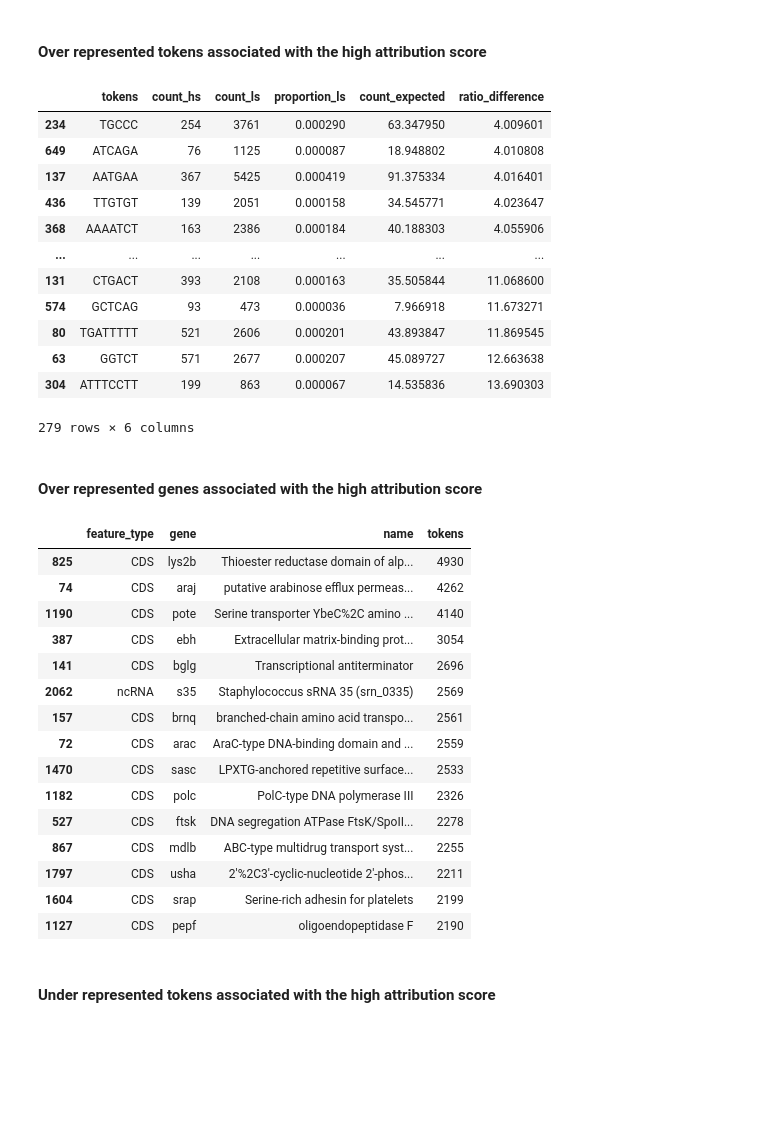
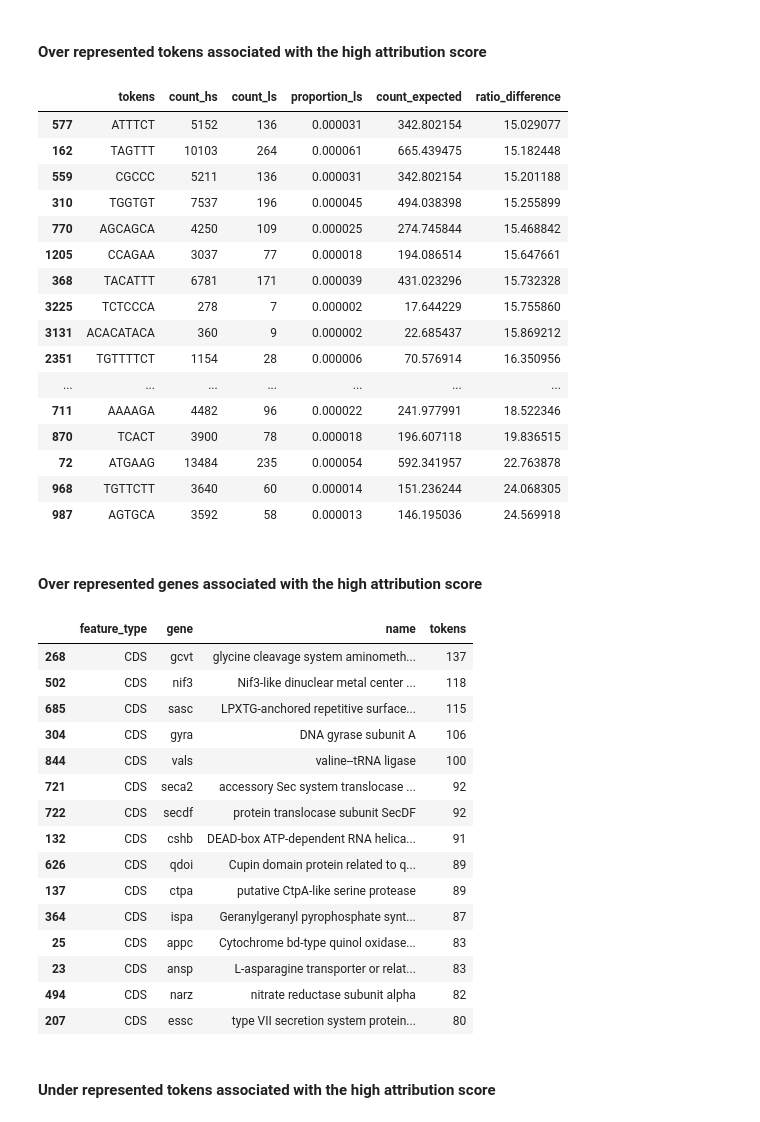
Before and after one commit to ryashpal/alfred-data-analysis, a Jupyter notebook: notebooks/annotations_vs_attribution_scores/statistical_analysis_saur.ipynb, the cells around one changed output. Saved outputs shown, nothing was run; the diff lists cells and outputs as text; code cells hidden in the pictures; blank space fills up the shorter version.

```diff
--- a/notebooks/annotations_vs_attribution_scores/statistical_analysis_saur.ipynb
+++ b/notebooks/annotations_vs_attribution_scores/statistical_analysis_saur.ipynb
@@ -78,7 +78,7 @@ import pandas as pd
 from pathlib import Path
 
 
-overlappingFilesDir = Path(os.environ['GENOMICS_DATA_BASE'], 'genome_nlp_tokens', 'overlapping_with_annotations')
+overlappingFilesDir = Path(os.environ['GENOMICS_DATA_BASE'], 'genome_nlp_tokens', 'overlapping_with_annotations', 'SAUR')
 
 overlappingDfList = []
 for overlappingFile in os.listdir(overlappingFilesDir):
@@ -115,6 +143,6 @@ overlappingDf
 # %% [markdown]
 ### High attribution score
 # %%
-cutoff = overlappingDf.score.mean() + 1 * overlappingDf.score.std()
+cutoff = overlappingDf.score.mean() + 0 * overlappingDf.score.std()
 cutoff
 # %% [output]
@@ -193,22 +221,26 @@ plt.show()
 # %% [markdown]
 #### Over represented tokens associated with the high attribution score
 # %%
-overrepresentedTokensDf = filteredOverlappingDf.sort_values(by=['ratio_difference'])[filteredOverlappingDf.ratio_difference > 4]
+overrepresentedTokensDf = filteredOverlappingDf.sort_values(by=['ratio_difference'])[filteredOverlappingDf.ratio_difference > 15]
 overrepresentedTokensDf
 # %% [output]
 |  | tokens | count_hs | count_ls | proportion_ls | count_expected | ratio_difference |
-| 234 | TGCCC | 254 | 3761 | 0.000290 | 63.347950 | 4.009601 |
-| 649 | ATCAGA | 76 | 1125 | 0.000087 | 18.948802 | 4.010808 |
-| 137 | AATGAA | 367 | 5425 | 0.000419 | 91.375334 | 4.016401 |
-| 436 | TTGTGT | 139 | 2051 | 0.000158 | 34.545771 | 4.023647 |
-| 368 | AAAATCT | 163 | 2386 | 0.000184 | 40.188303 | 4.055906 |
+| 577 | ATTTCT | 5152 | 136 | 0.000031 | 342.802154 | 15.029077 |
+| 162 | TAGTTT | 10103 | 264 | 0.000061 | 665.439475 | 15.182448 |
+| 559 | CGCCC | 5211 | 136 | 0.000031 | 342.802154 | 15.201188 |
+| 310 | TGGTGT | 7537 | 196 | 0.000045 | 494.038398 | 15.255899 |
+| 770 | AGCAGCA | 4250 | 109 | 0.000025 | 274.745844 | 15.468842 |
+| 1205 | CCAGAA | 3037 | 77 | 0.000018 | 194.086514 | 15.647661 |
+| 368 | TACATTT | 6781 | 171 | 0.000039 | 431.023296 | 15.732328 |
+| 3225 | TCTCCCA | 278 | 7 | 0.000002 | 17.644229 | 15.755860 |
+| 3131 | ACACATACA | 360 | 9 | 0.000002 | 22.685437 | 15.869212 |
+| 2351 | TGTTTTCT | 1154 | 28 | 0.000006 | 70.576914 | 16.350956 |
 | ... | ... | ... | ... | ... | ... | ... |
-| 131 | CTGACT | 393 | 2108 | 0.000163 | 35.505844 | 11.068600 |
-| 574 | GCTCAG | 93 | 473 | 0.000036 | 7.966918 | 11.673271 |
-| 80 | TGATTTTT | 521 | 2606 | 0.000201 | 43.893847 | 11.869545 |
-| 63 | GGTCT | 571 | 2677 | 0.000207 | 45.089727 | 12.663638 |
-| 304 | ATTTCCTT | 199 | 863 | 0.000067 | 14.535836 | 13.690303 |
+| 711 | AAAAGA | 4482 | 96 | 0.000022 | 241.977991 | 18.522346 |
+| 870 | TCACT | 3900 | 78 | 0.000018 | 196.607118 | 19.836515 |
+| 72 | ATGAAG | 13484 | 235 | 0.000054 | 592.341957 | 22.763878 |
+| 968 | TGTTCTT | 3640 | 60 | 0.000014 | 151.236244 | 24.068305 |
+| 987 | AGTGCA | 3592 | 58 | 0.000013 | 146.195036 | 24.569918 |
-279 rows × 6 columns
 # %% [markdown]
 #### Over represented genes associated with the high attribution score
 # %%
@@ -217,21 +249,21 @@ tempDf = overrepresentedTokensDf.merge(overlappingDf[['tokens', 'feature_type',
 tempDf[['tokens', 'feature_type', 'gene', 'name']].groupby(by=['feature_type', 'gene', 'name']).agg('count').reset_index().sort_values(by=['tokens'], ascending=False)[:15]
 # %% [output]
 |  | feature_type | gene | name | tokens |
-| 825 | CDS | lys2b | Thioester reductase domain of alp... | 4930 |
-| 74 | CDS | araj | putative arabinose efflux permeas... | 4262 |
-| 1190 | CDS | pote | Serine transporter YbeC%2C amino ... | 4140 |
-| 387 | CDS | ebh | Extracellular matrix-binding prot... | 3054 |
-| 141 | CDS | bglg | Transcriptional antiterminator | 2696 |
-| 2062 | ncRNA | s35 | Staphylococcus sRNA 35 (srn_0335) | 2569 |
-| 157 | CDS | brnq | branched-chain amino acid transpo... | 2561 |
-| 72 | CDS | arac | AraC-type DNA-binding domain and ... | 2559 |
-| 1470 | CDS | sasc | LPXTG-anchored repetitive surface... | 2533 |
-| 1182 | CDS | polc | PolC-type DNA polymerase III | 2326 |
-| 527 | CDS | ftsk | DNA segregation ATPase FtsK/SpoII... | 2278 |
-| 867 | CDS | mdlb | ABC-type multidrug transport syst... | 2255 |
-| 1797 | CDS | usha | 2'%2C3'-cyclic-nucleotide 2'-phos... | 2211 |
-| 1604 | CDS | srap | Serine-rich adhesin for platelets | 2199 |
-| 1127 | CDS | pepf | oligoendopeptidase F | 2190 |
+| 268 | CDS | gcvt | glycine cleavage system aminometh... | 137 |
+| 502 | CDS | nif3 | Nif3-like dinuclear metal center ... | 118 |
+| 685 | CDS | sasc | LPXTG-anchored repetitive surface... | 115 |
+| 304 | CDS | gyra | DNA gyrase subunit A | 106 |
+| 844 | CDS | vals | valine--tRNA ligase | 100 |
+| 721 | CDS | seca2 | accessory Sec system translocase ... | 92 |
+| 722 | CDS | secdf | protein translocase subunit SecDF | 92 |
+| 132 | CDS | cshb | DEAD-box ATP-dependent RNA helica... | 91 |
+| 626 | CDS | qdoi | Cupin domain protein related to q... | 89 |
+| 137 | CDS | ctpa | putative CtpA-like serine protease | 89 |
+| 364 | CDS | ispa | Geranylgeranyl pyrophosphate synt... | 87 |
+| 25 | CDS | appc | Cytochrome bd-type quinol oxidase... | 83 |
+| 23 | CDS | ansp | L-asparagine transporter or relat... | 83 |
+| 494 | CDS | narz | nitrate reductase subunit alpha | 82 |
+| 207 | CDS | essc | type VII secretion system protein... | 80 |
 # %% [markdown]
 #### Under represented tokens associated with the high attribution score
 # %%
```
Also changed, not shown: parts of 20 cells of this notebook, 3 other files.
